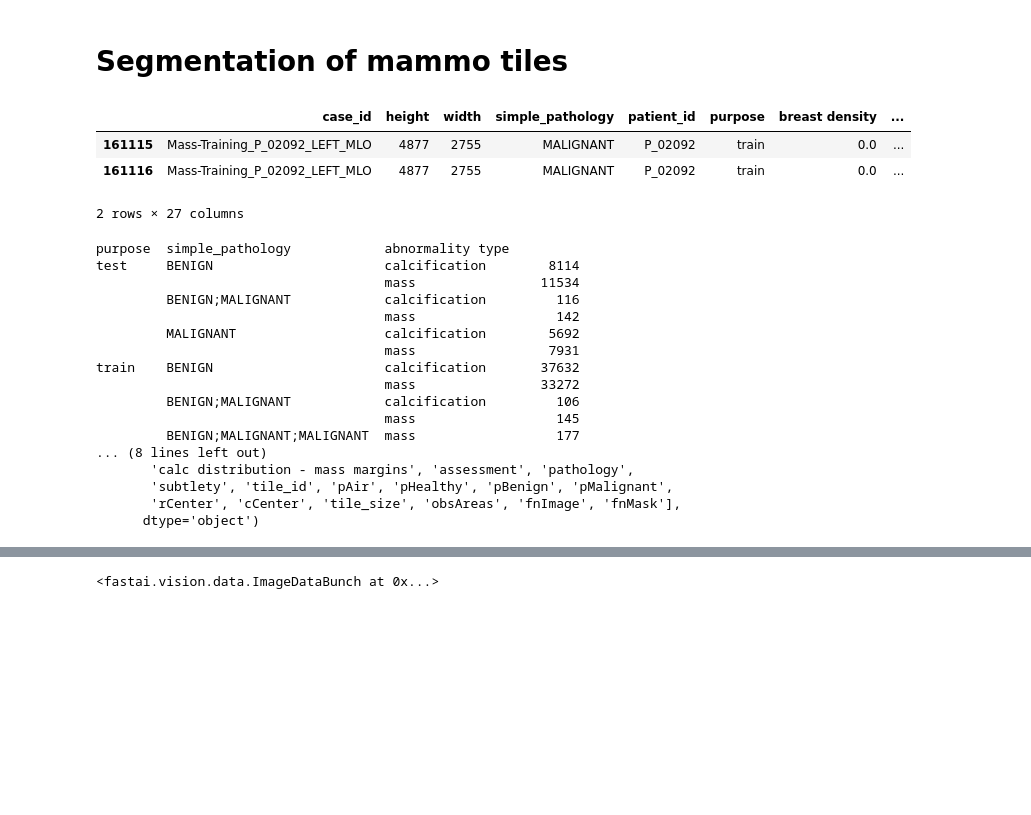
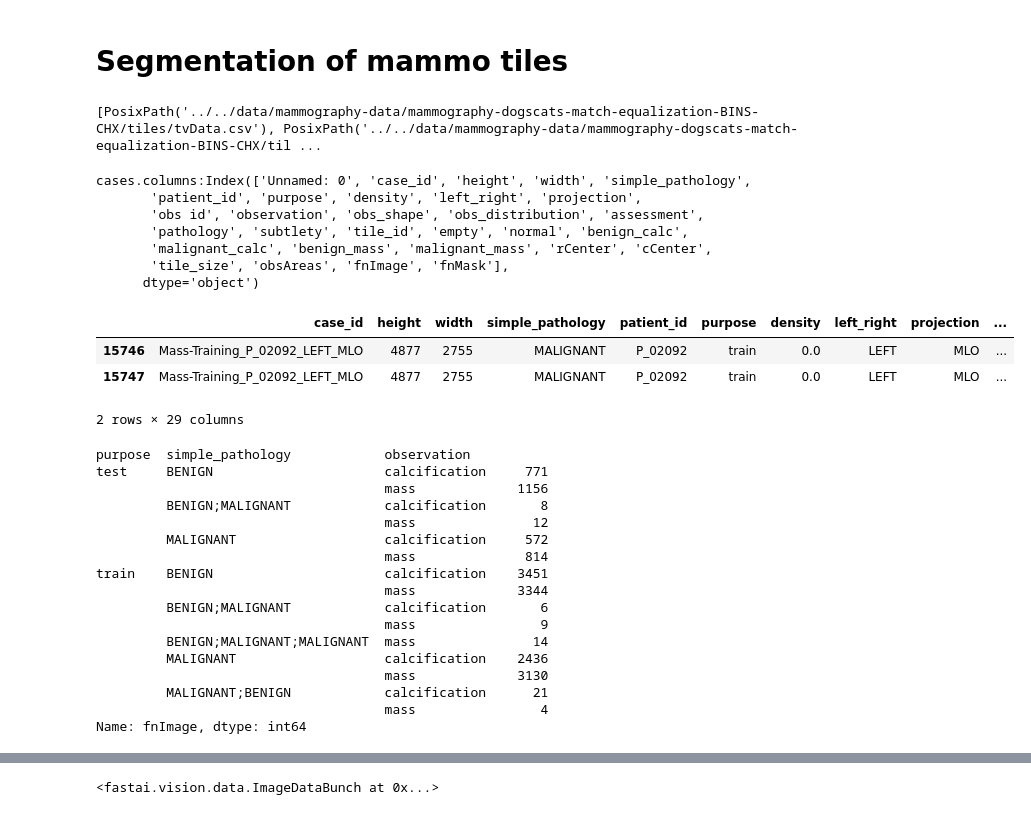
Before and after one commit to kasparlund/mammography, a Jupyter notebook: mammo_segmentation.ipynb, the cells around one changed output, grey strips where cells are left out. Saved outputs shown, nothing was run; the diff lists cells and outputs as text; code cells hidden in the pictures; blank space fills up the shorter version.

```diff
--- a/mammo_segmentation.ipynb
+++ b/mammo_segmentation.ipynb
@@ -19,7 +21,11 @@ import colorcet as cc
 cmap_grey = cc.cm.linear_grey_0_100_c0
 # %%
-#path  = Path('../../data/DDSM-hm2dg_2')
-path  = Path("../../Dropbox/mammography-data/equalized2dg_tiles")
-#print(list(path.iterdir()))
-d_im  = "tiles"
-d_msk = "masks"
+path  = Path('../../data/mammography-data/mammography-dogscats-match-equalization-BINS-CHX/tiles')
+#path  = Path("../../Dropbox/mammography-data/equalized2dg_tiles")
+print(list(path.iterdir()))
+xrays = "xrays"
+masks = "masks"
+train = "train"
+valid = "test"
+# %% [output]
+[PosixPath('../../data/mammography-data/mammography-dogscats-match-equalization-BINS-CHX/tiles/tvData.csv'), PosixPath('../../data/mammography-data/mammography-dogscats-match-equalization-BINS-CHX/til ...
@@ -26,30 +52,37 @@ d_msk = "masks"
 # %%
 cases = pd.read_csv( path / "tiles.csv", sep=";", low_memory=False)
+print(f"cases.columns:{cases.columns}")
 cases.drop("Unnamed: 0",axis=1,inplace=True)
 display(cases.tail(2))
 
-gp = cases.groupby( ["purpose", "simple_pathology", "abnormality type"])["fnImage"].count()
+gp = cases.groupby( ["purpose", "simple_pathology", "observation"])["fnImage"].count()
 print( gp )
-print(cases.columns)
 # %% [output]
+cases.columns:Index(['Unnamed: 0', 'case_id', 'height', 'width', 'simple_pathology',
+       'patient_id', 'purpose', 'density', 'left_right', 'projection',
+       'obs id', 'observation', 'obs_shape', 'obs_distribution', 'assessment',
+       'pathology', 'subtlety', 'tile_id', 'empty', 'normal', 'benign_calc',
+       'malignant_calc', 'benign_mass', 'malignant_mass', 'rCenter', 'cCenter',
+       'tile_size', 'obsAreas', 'fnImage', 'fnMask'],
+      dtype='object')
-|  | case_id | height | width | simple_pathology | patient_id | purpose | breast density | ... |
-| 161115 | Mass-Training_P_02092_LEFT_MLO | 4877 | 2755 | MALIGNANT | P_02092 | train | 0.0 | ... |
-| 161116 | Mass-Training_P_02092_LEFT_MLO | 4877 | 2755 | MALIGNANT | P_02092 | train | 0.0 | ... |
+|  | case_id | height | width | simple_pathology | patient_id | purpose | density | left_right | projection | ... |
+| 15746 | Mass-Training_P_02092_LEFT_MLO | 4877 | 2755 | MALIGNANT | P_02092 | train | 0.0 | LEFT | MLO | ... |
+| 15747 | Mass-Training_P_02092_LEFT_MLO | 4877 | 2755 | MALIGNANT | P_02092 | train | 0.0 | LEFT | MLO | ... |
-2 rows × 27 columns
-purpose  simple_pathology            abnormality type
-test     BENIGN                      calcification        8114
-                                     mass                11534
-         BENIGN;MALIGNANT            calcification         116
-                                     mass                  142
-         MALIGNANT                   calcification        5692
-                                     mass                 7931
-train    BENIGN                      calcification       37632
-                                     mass                33272
-         BENIGN;MALIGNANT            calcification         106
-                                     mass                  145
-         BENIGN;MALIGNANT;MALIGNANT  mass                  177
-... (8 lines left out)
-       'calc distribution - mass margins', 'assessment', 'pathology',
-       'subtlety', 'tile_id', 'pAir', 'pHealthy', 'pBenign', 'pMalignant',
-       'rCenter', 'cCenter', 'tile_size', 'obsAreas', 'fnImage', 'fnMask'],
-      dtype='object')
+2 rows × 29 columns
+purpose  simple_pathology            observation
+test     BENIGN                      calcification     771
+                                     mass             1156
+         BENIGN;MALIGNANT            calcification       8
+                                     mass               12
+         MALIGNANT                   calcification     572
+                                     mass              814
+train    BENIGN                      calcification    3451
+                                     mass             3344
+         BENIGN;MALIGNANT            calcification       6
+                                     mass                9
+         BENIGN;MALIGNANT;MALIGNANT  mass               14
+         MALIGNANT                   calcification    2436
+                                     mass             3130
+         MALIGNANT;BENIGN            calcification      21
+                                     mass                4
+Name: fnImage, dtype: int64
```
Also changed, not shown: parts of 55 cells of this notebook, 7 other files.
